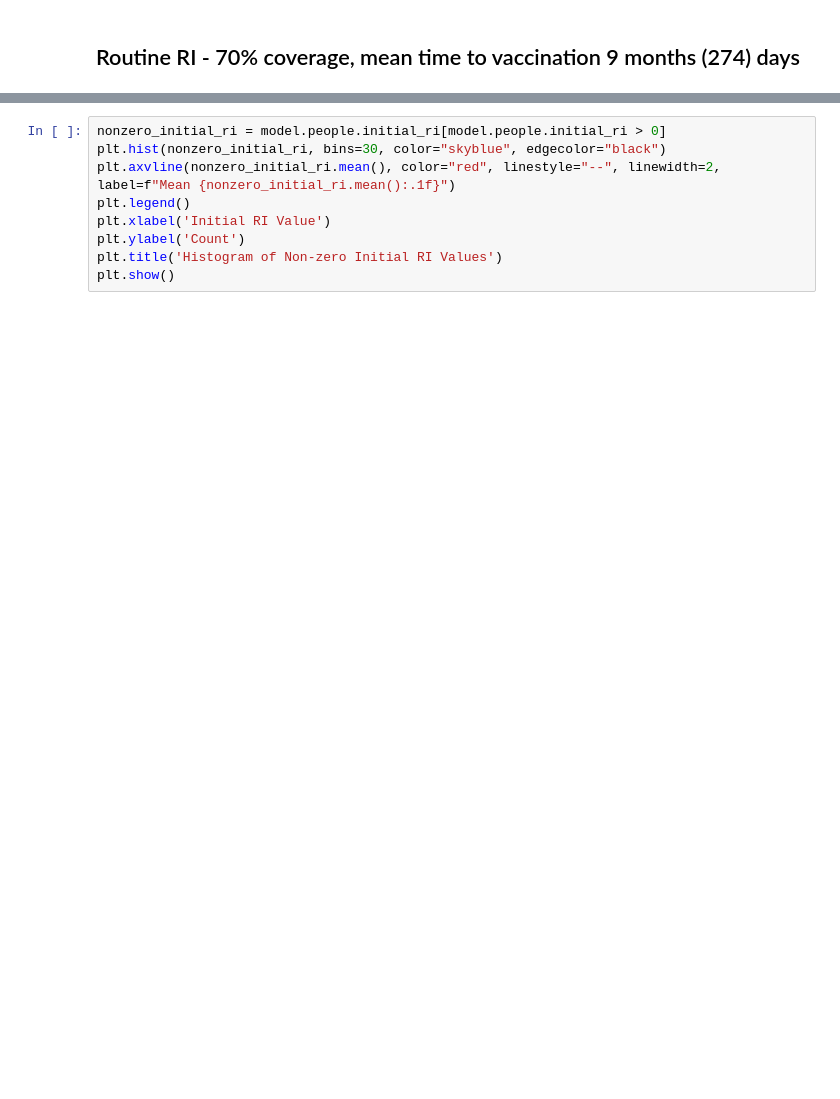
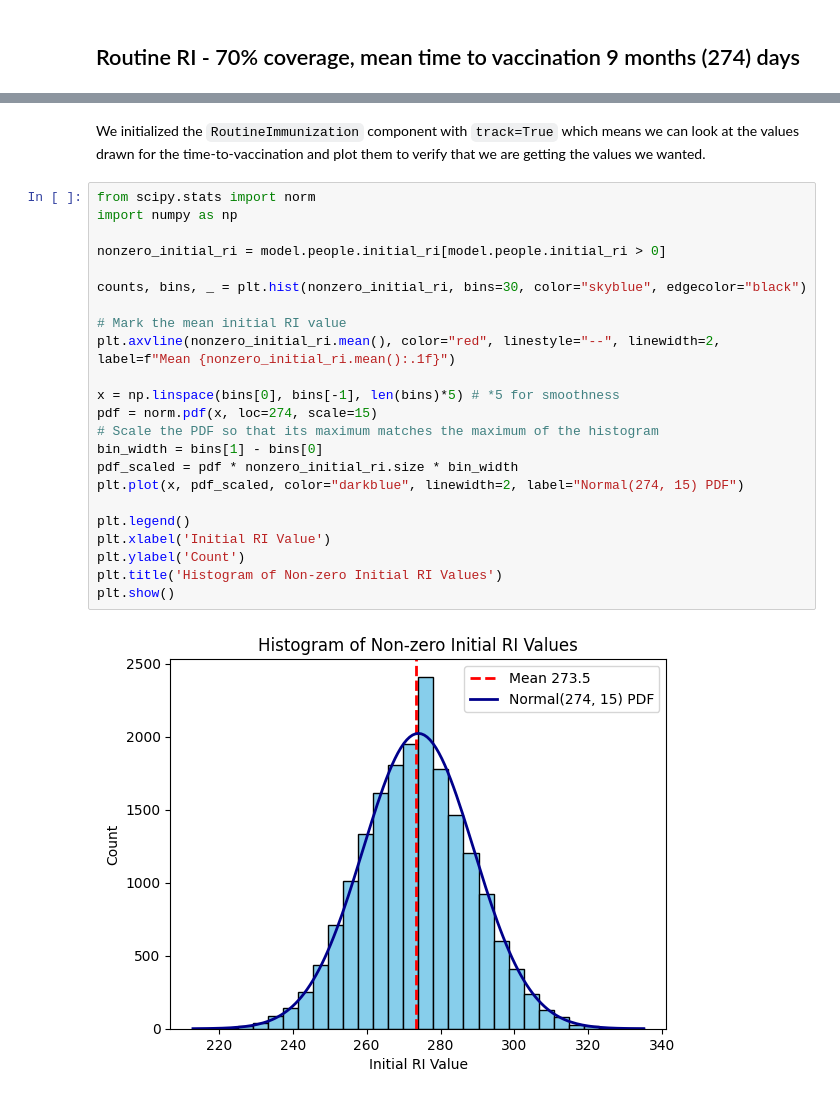
Before and after one commit to InstituteforDiseaseModeling/laser-generic, a Jupyter notebook: docs/tutorials/notebooks/ri_exploration.ipynb, the cells around one changed output, grey strips where cells are left out. Drawn from its saved outputs; the diff is of its cells as text; blank space fills up the shorter version.

```diff
--- a/docs/tutorials/notebooks/ri_exploration.ipynb
+++ b/docs/tutorials/notebooks/ri_exploration.ipynb
@@ -182,9 +221,27 @@ model = run_with_ri(coverage_constant)
+# %% [markdown]
+We initialized the `RoutineImmunization` component with `track=True` which means we can look at the values drawn for the time-to-vaccination and plot them to verify that we are getting the values we wanted.
 # %%
+from scipy.stats import norm
+import numpy as np
+
 nonzero_initial_ri = model.people.initial_ri[model.people.initial_ri > 0]
-plt.hist(nonzero_initial_ri, bins=30, color="skyblue", edgecolor="black")
+
+counts, bins, _ = plt.hist(nonzero_initial_ri, bins=30, color="skyblue", edgecolor="black")
+
+# Mark the mean initial RI value
 plt.axvline(nonzero_initial_ri.mean(), color="red", linestyle="--", linewidth=2, label=f"Mean {nonzero_initial_ri.mean():.1f}")
+
+x = np.linspace(bins[0], bins[-1], len(bins)*5) # *5 for smoothness
+pdf = norm.pdf(x, loc=274, scale=15)
+# Scale the PDF so that its maximum matches the maximum of the histogram
+bin_width = bins[1] - bins[0]
+pdf_scaled = pdf * nonzero_initial_ri.size * bin_width
+plt.plot(x, pdf_scaled, color="darkblue", linewidth=2, label="Normal(274, 15) PDF")
+
 plt.legend()
 plt.xlabel('Initial RI Value')
 plt.ylabel('Count')
 plt.title('Histogram of Non-zero Initial RI Values')
 plt.show()
+# %% [output]
+[figure, added]
```
Also changed, not shown: parts of 7 cells of this notebook.
